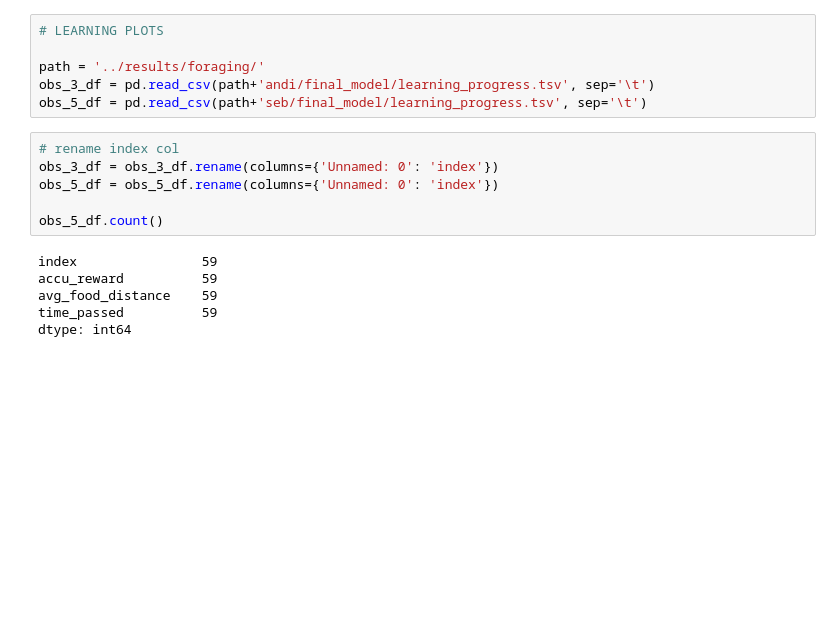
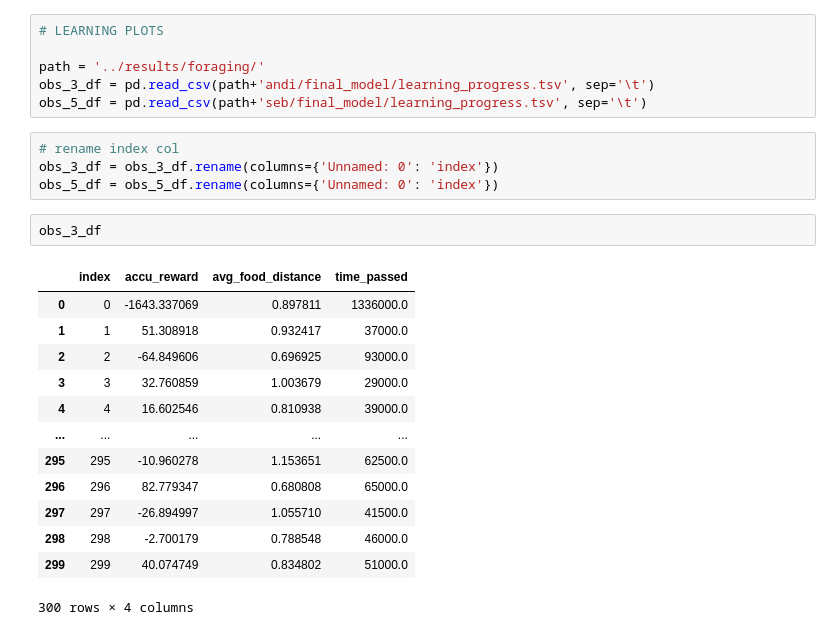
Before and after one commit to gansem/learning_machines_robobo, a Jupyter notebook: src/analytics.ipynb, the cells around one changed output. Saved outputs shown, nothing was run; the diff lists cells and outputs as text; blank space fills up the shorter version.

```diff
--- a/src/analytics.ipynb
+++ b/src/analytics.ipynb
@@ -86,14 +83,22 @@ obs_5_df = pd.read_csv(path+'seb/final_model/learning_progress.tsv', sep='\t')
 # rename index col
 obs_3_df = obs_3_df.rename(columns={'Unnamed: 0': 'index'})
 obs_5_df = obs_5_df.rename(columns={'Unnamed: 0': 'index'})
-
-obs_5_df.count()
-# %% [output]
-index                59
-accu_reward          59
-avg_food_distance    59
-time_passed          59
-dtype: int64
+# %%
+obs_3_df
+# %% [output]
+|  | index | accu_reward | avg_food_distance | time_passed |
+| 0 | 0 | -1643.337069 | 0.897811 | 1336000.0 |
+| 1 | 1 | 51.308918 | 0.932417 | 37000.0 |
+| 2 | 2 | -64.849606 | 0.696925 | 93000.0 |
+| 3 | 3 | 32.760859 | 1.003679 | 29000.0 |
+| 4 | 4 | 16.602546 | 0.810938 | 39000.0 |
+| ... | ... | ... | ... | ... |
+| 295 | 295 | -10.960278 | 1.153651 | 62500.0 |
+| 296 | 296 | 82.779347 | 0.680808 | 65000.0 |
+| 297 | 297 | -26.894997 | 1.055710 | 41500.0 |
+| 298 | 298 | -2.700179 | 0.788548 | 46000.0 |
+| 299 | 299 | 40.074749 | 0.834802 | 51000.0 |
+300 rows × 4 columns
 # %%
 
 # group per episode and append to new df
```
Also changed, not shown: parts of 10 cells of this notebook, 9 other files.
